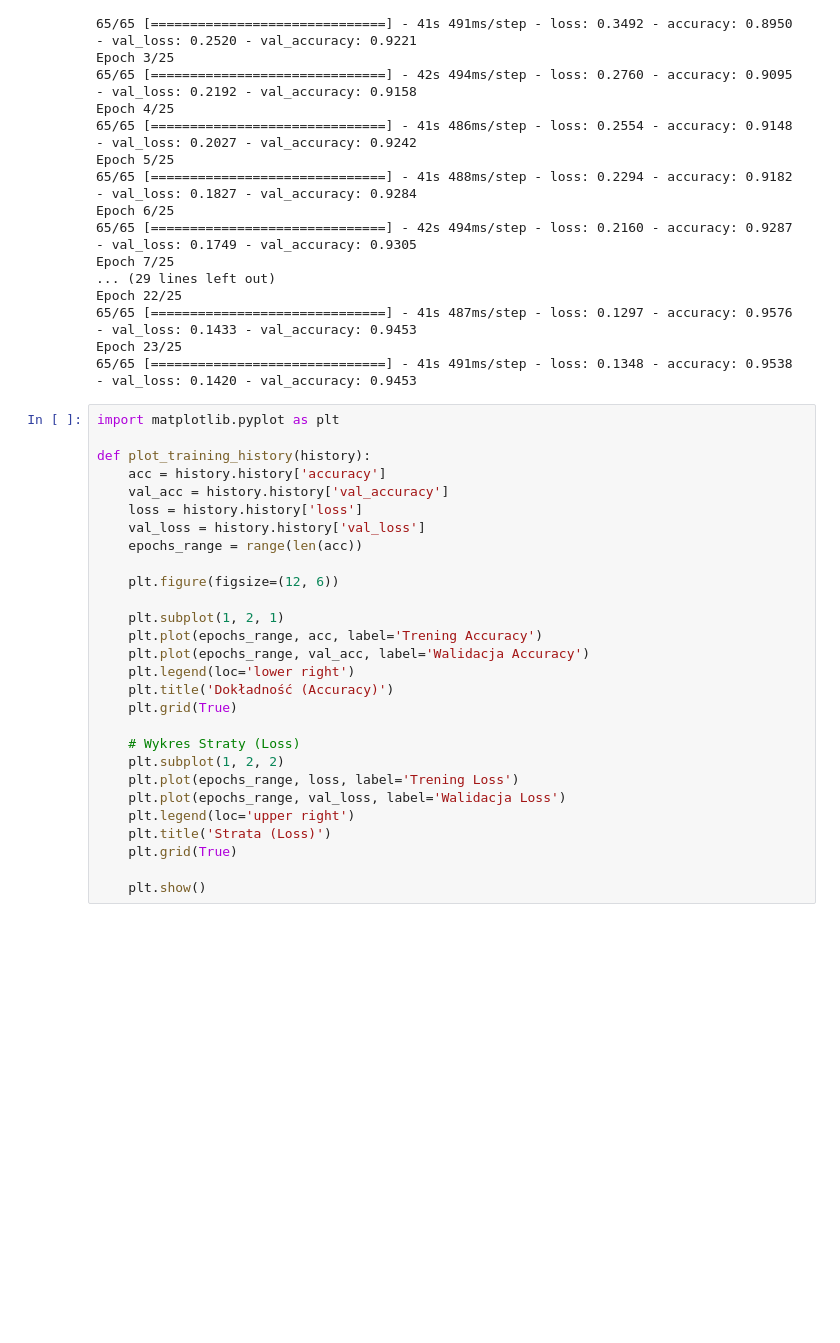
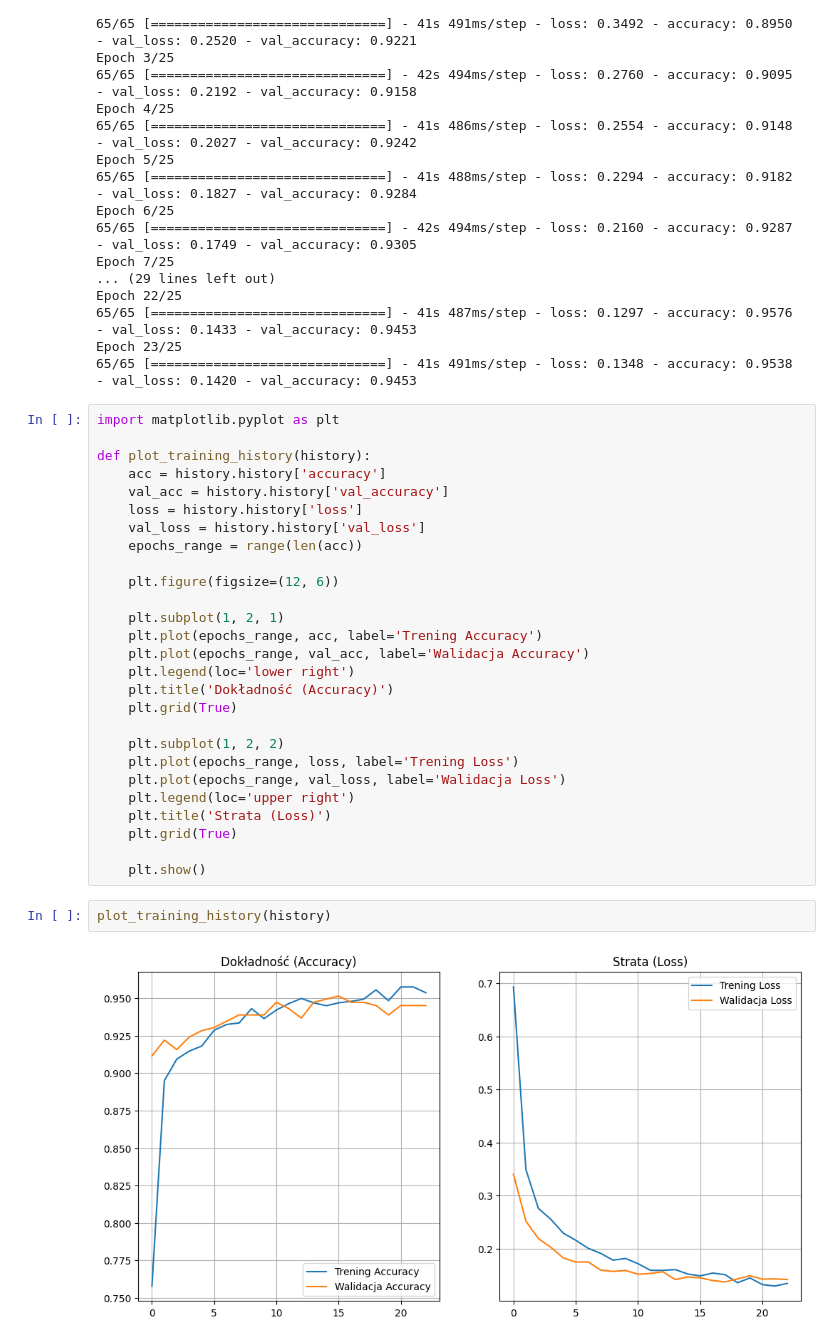
Before and after one commit to lsocpb/food-recognition, a Jupyter notebook: notebooks/02_Training_EfficientNet.ipynb, the cells around one changed output. Cells and saved outputs as stored; diff of their text form; blank space fills up the shorter version.

```diff
--- a/notebooks/02_Training_EfficientNet.ipynb
+++ b/notebooks/02_Training_EfficientNet.ipynb
@@ -106,7 +106,6 @@ def plot_training_history(history):
     plt.title('Dokładność (Accuracy)')
     plt.grid(True)
 
-    # Wykres Straty (Loss)
     plt.subplot(1, 2, 2)
     plt.plot(epochs_range, loss, label='Trening Loss')
     plt.plot(epochs_range, val_loss, label='Walidacja Loss')
@@ -115,3 +114,7 @@ def plot_training_history(history):
     plt.grid(True)
 
     plt.show()
+# %%
+plot_training_history(history)
+# %% [output]
+[figure, added]
```
